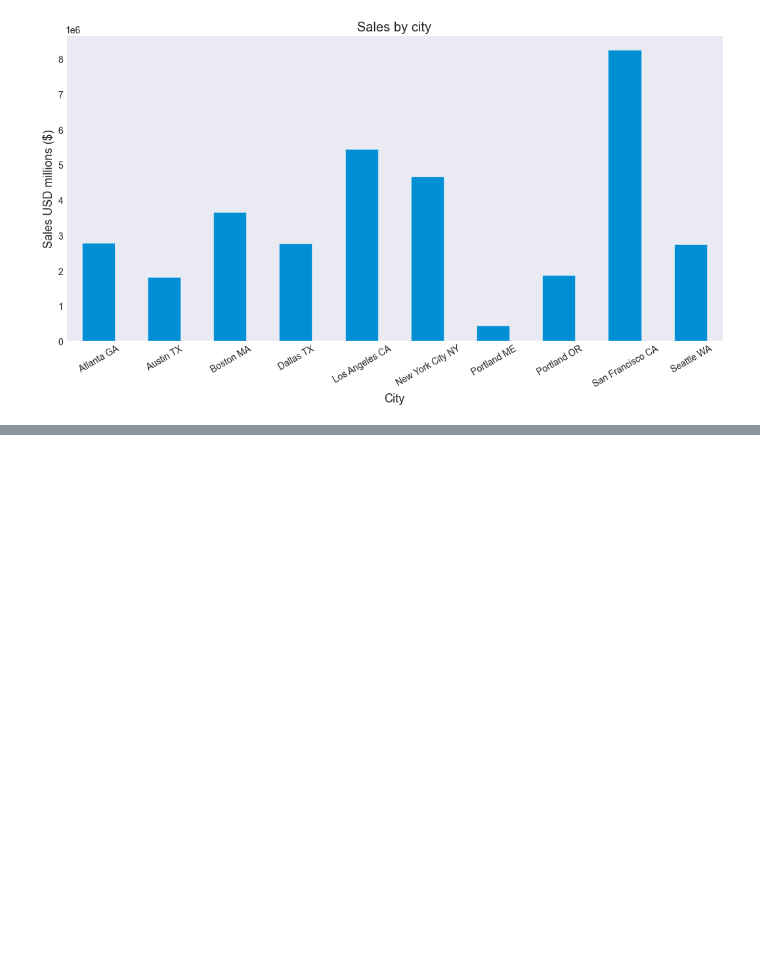
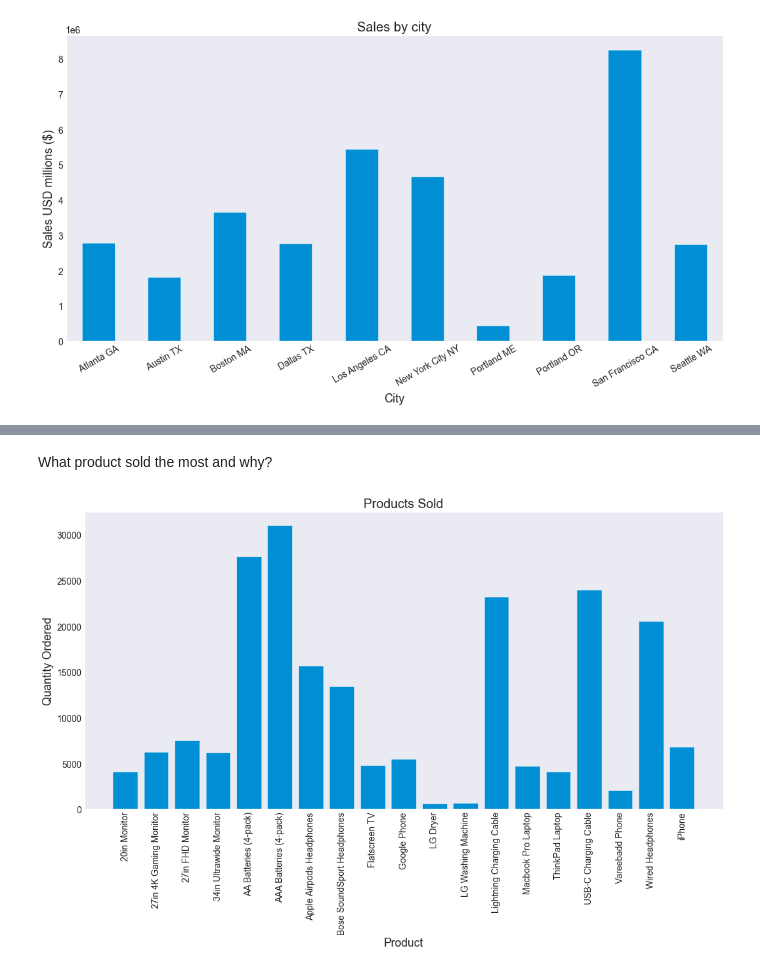
Before and after one commit to samuelgeev/Data-Cleaning, a Jupyter notebook: Data Cleaning.ipynb, the cells around one changed output, grey strips where cells are left out. Saved outputs shown, nothing was run; the diff lists cells and outputs as text; code cells hidden in the pictures; blank space fills up the shorter version.

```diff
--- a/Data Cleaning.ipynb
+++ b/Data Cleaning.ipynb
@@ -174,0 +300,18 @@ plt.show()
+# %% [markdown]
+What product sold the most and why?
+# %%
+product_group = df.groupby('Product')
+quantity_ordered = product_group.sum()['Quantity Ordered']
+
+products = [product for product, df in product_group]
+# %%
+plt.figure(figsize=(16,8))
+sns.set_style('dark')
+plt.title('Products Sold')
+plt.bar(products, quantity_ordered)
+plt.xticks(rotation = 90, horizontalalignment = 'center')
+plt.xlabel('Product', fontsize = 18)
+plt.ylabel('Quantity Ordered', fontsize = 18)
+plt.show()
+# %% [output]
+[figure, added]
```
Also changed, not shown: parts of 14 cells of this notebook.
